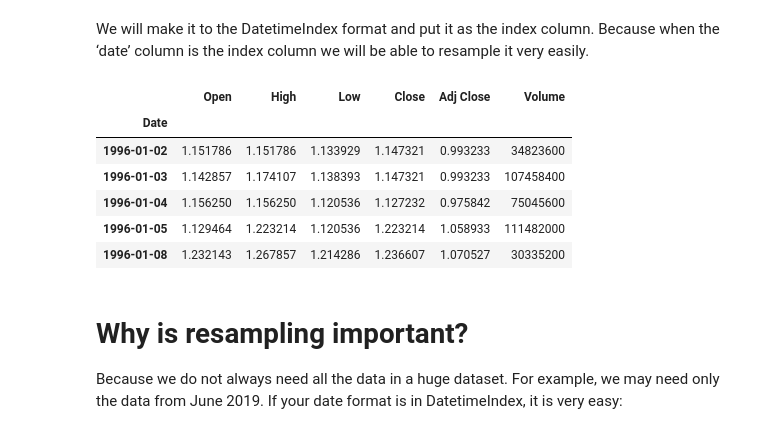
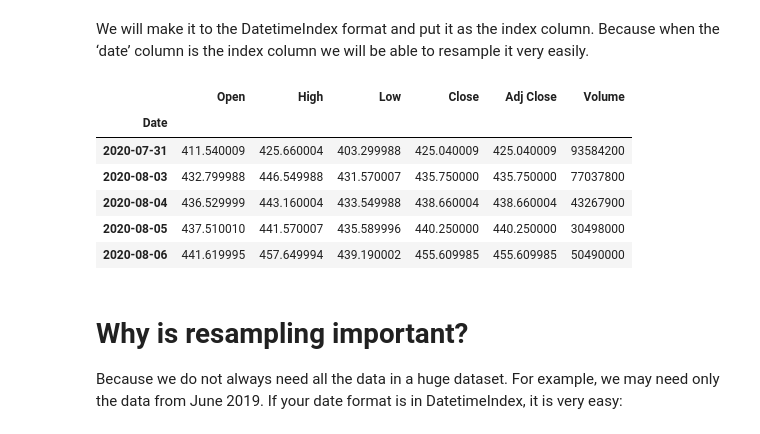
Before and after one commit to ElonaZharri/Stock-Forecasting, a Jupyter notebook: Capstone_Two - Pre-Processing & Training Data Development.ipynb, the cells around one changed output. Drawn from its saved outputs; the diff is of its cells as text; code cells hidden in the pictures.

```diff
--- a/Capstone_Two - Pre-Processing & Training Data Development.ipynb
+++ b/Capstone_Two - Pre-Processing & Training Data Development.ipynb
@@ -54,15 +54,15 @@ We will make it to the DatetimeIndex format and put it as the index column.
 Because when the ‘date’ column is the index column we will be able to resample it very easily.
 # %%
 apple = pd.read_csv("AAPL.csv", parse_dates=['Date'], index_col="Date")
-apple.head()
+apple.tail()
 # %% [output]
 |  | Open | High | Low | Close | Adj Close | Volume |
 | Date |  |  |  |  |  |  |
-| 1996-01-02 | 1.151786 | 1.151786 | 1.133929 | 1.147321 | 0.993233 | 34823600 |
-| 1996-01-03 | 1.142857 | 1.174107 | 1.138393 | 1.147321 | 0.993233 | 107458400 |
-| 1996-01-04 | 1.156250 | 1.156250 | 1.120536 | 1.127232 | 0.975842 | 75045600 |
-| 1996-01-05 | 1.129464 | 1.223214 | 1.120536 | 1.223214 | 1.058933 | 111482000 |
-| 1996-01-08 | 1.232143 | 1.267857 | 1.214286 | 1.236607 | 1.070527 | 30335200 |
+| 2020-07-31 | 411.540009 | 425.660004 | 403.299988 | 425.040009 | 425.040009 | 93584200 |
+| 2020-08-03 | 432.799988 | 446.549988 | 431.570007 | 435.750000 | 435.750000 | 77037800 |
+| 2020-08-04 | 436.529999 | 443.160004 | 433.549988 | 438.660004 | 438.660004 | 43267900 |
+| 2020-08-05 | 437.510010 | 441.570007 | 435.589996 | 440.250000 | 440.250000 | 30498000 |
+| 2020-08-06 | 441.619995 | 457.649994 | 439.190002 | 455.609985 | 455.609985 | 50490000 |
 # %% [markdown]
 # Why is resampling important?
 Because we do not always need all the data in a huge dataset. For example, we may need only the data from June 2019.
```
Also changed, not shown: parts of 37 cells of this notebook.
